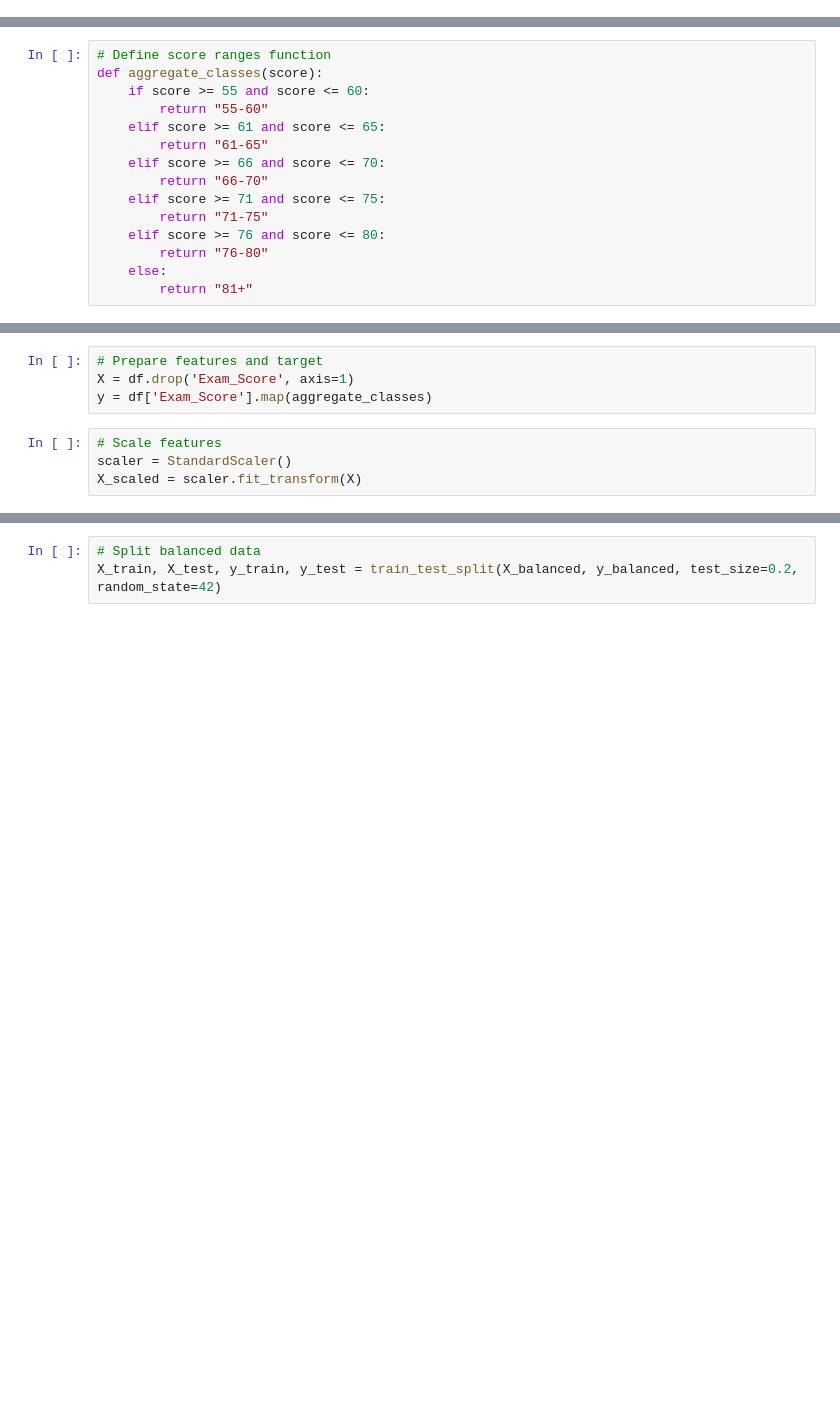
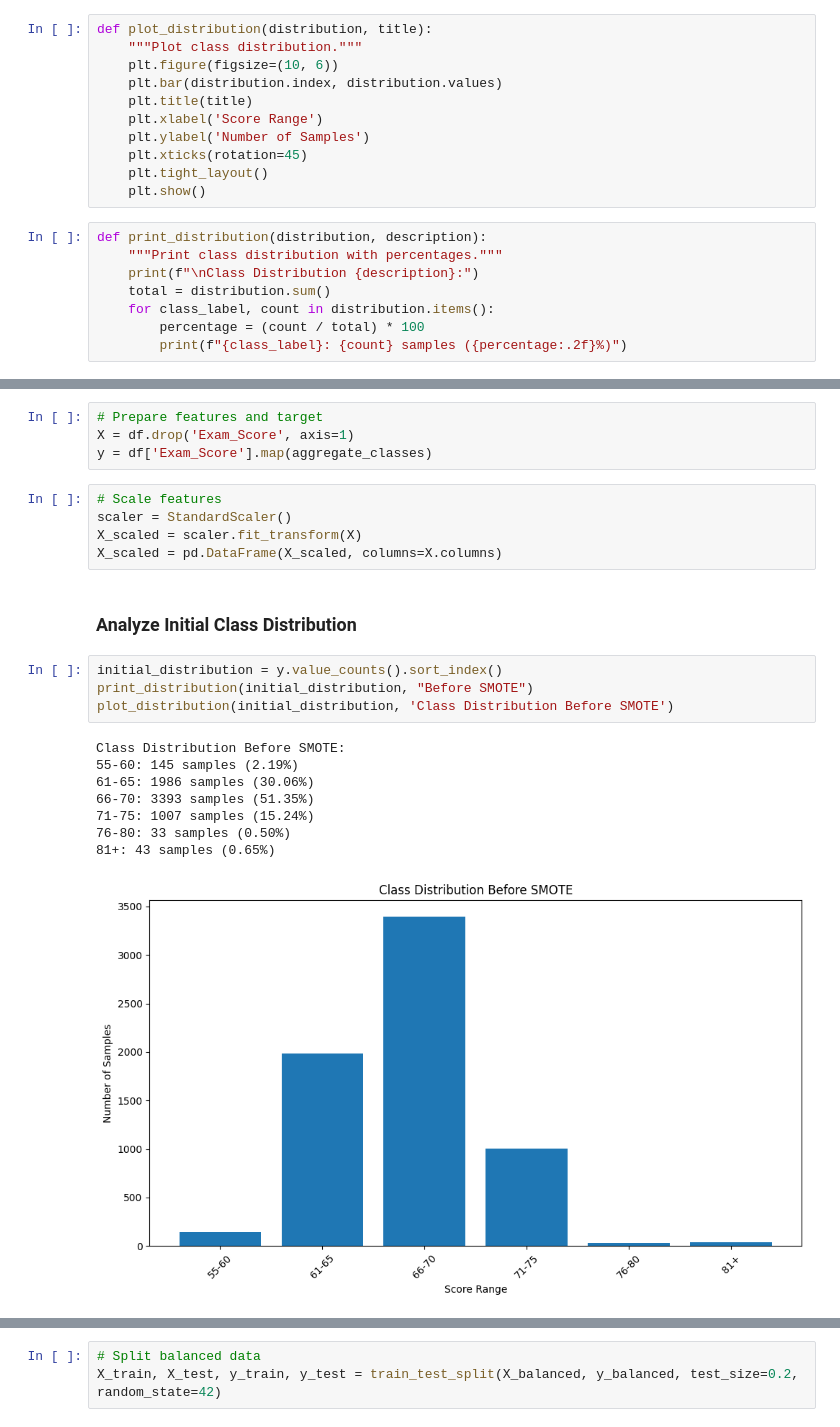
Before and after one commit to ifojiaku/Student-performance-Machine-Learning-Models, a Jupyter notebook: random_forest_classifier.ipynb.ipynb, the cells around one changed output, grey strips where cells are left out. Drawn from its saved outputs; the diff is of its cells as text; blank space fills up the shorter version.

```diff
--- a/random_forest_classifier.ipynb.ipynb
+++ b/random_forest_classifier.ipynb.ipynb
@@ -17,3 +37,22 @@ warnings.filterwarnings('ignore')
+# %%
+def plot_distribution(distribution, title):
+    """Plot class distribution."""
+    plt.figure(figsize=(10, 6))
+    plt.bar(distribution.index, distribution.values)
+    plt.title(title)
+    plt.xlabel('Score Range')
+    plt.ylabel('Number of Samples')
+    plt.xticks(rotation=45)
+    plt.tight_layout()
+    plt.show()
+# %%
+def print_distribution(distribution, description):
+    """Print class distribution with percentages."""
+    print(f"\nClass Distribution {description}:")
+    total = distribution.sum()
+    for class_label, count in distribution.items():
+        percentage = (count / total) * 100
+        print(f"{class_label}: {count} samples ({percentage:.2f}%)")
 # %% [markdown]
 ### Load Dataset and Preprocess
 # %%
@@ -21,17 +59,2 @@ warnings.filterwarnings('ignore')
 df = pd.read_csv("student_performance/StudentPerformanceFactorsAdjusted.csv")
-# %%
-# Define score ranges function
-def aggregate_classes(score):
-    if score >= 55 and score <= 60:
-        return "55-60"
-    elif score >= 61 and score <= 65:
-        return "61-65"
-    elif score >= 66 and score <= 70:
-        return "66-70"
-    elif score >= 71 and score <= 75:
-        return "71-75"
-    elif score >= 76 and score <= 80:
-        return "76-80"
-    else:
-        return "81+"
 # %%
@@ -55,4 +74,20 @@ y = df['Exam_Score'].map(aggregate_classes)
 # Scale features
 scaler = StandardScaler()
 X_scaled = scaler.fit_transform(X)
+X_scaled = pd.DataFrame(X_scaled, columns=X.columns)
+# %% [markdown]
+### Analyze Initial Class Distribution
+# %%
+initial_distribution = y.value_counts().sort_index()
+print_distribution(initial_distribution, "Before SMOTE")
+plot_distribution(initial_distribution, 'Class Distribution Before SMOTE')
+# %% [output]
+Class Distribution Before SMOTE:
+55-60: 145 samples (2.19%)
+61-65: 1986 samples (30.06%)
+66-70: 3393 samples (51.35%)
+71-75: 1007 samples (15.24%)
+76-80: 33 samples (0.50%)
+81+: 43 samples (0.65%)
+[figure, added]
 # %% [markdown]
```
Also changed, not shown: parts of 30 cells of this notebook.
